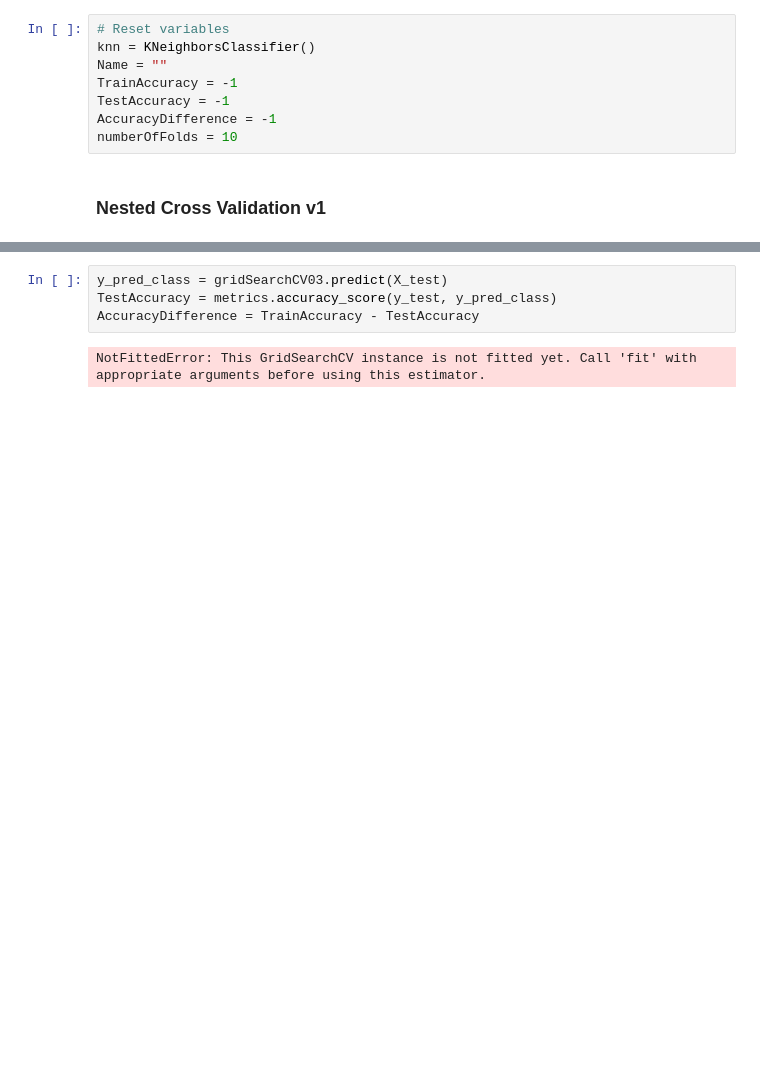
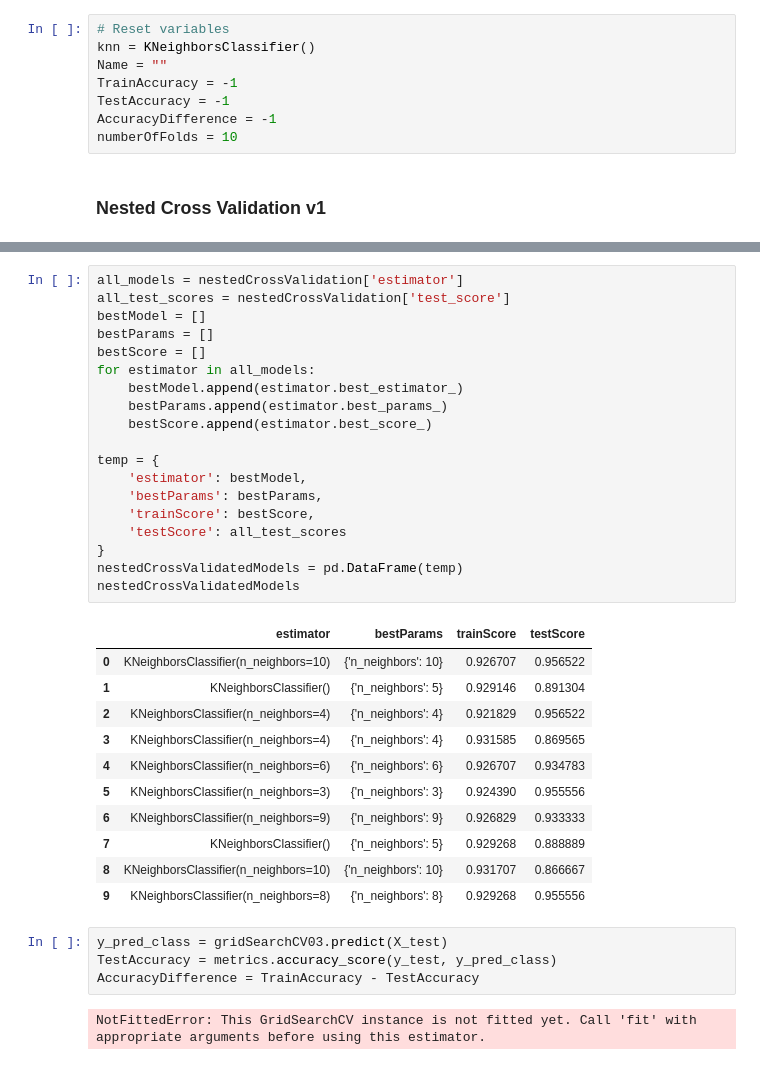
Before and after one commit to dehsheikh/Data_Science, a Jupyter notebook: NestedCrossValidation/Nested Cross Validation.ipynb, the cells around one changed output, grey strips where cells are left out. Saved outputs shown, nothing was run; the diff lists cells and outputs as text; blank space fills up the shorter version.

```diff
--- a/NestedCrossValidation/Nested Cross Validation.ipynb
+++ b/NestedCrossValidation/Nested Cross Validation.ipynb
@@ -229,3 +224,34 @@ nestedCrossValidation
+# %%
+all_models = nestedCrossValidation['estimator']
+all_test_scores = nestedCrossValidation['test_score']
+bestModel = []
+bestParams = []
+bestScore = []
+for estimator in all_models:
+    bestModel.append(estimator.best_estimator_)
+    bestParams.append(estimator.best_params_)
+    bestScore.append(estimator.best_score_)
+
+temp = {
+    'estimator': bestModel,
+    'bestParams': bestParams,
+    'trainScore': bestScore,
+    'testScore': all_test_scores
+}
+nestedCrossValidatedModels = pd.DataFrame(temp)
+nestedCrossValidatedModels
+# %% [output]
+|  | estimator | bestParams | trainScore | testScore |
+| 0 | KNeighborsClassifier(n_neighbors=10) | {'n_neighbors': 10} | 0.926707 | 0.956522 |
+| 1 | KNeighborsClassifier() | {'n_neighbors': 5} | 0.929146 | 0.891304 |
+| 2 | KNeighborsClassifier(n_neighbors=4) | {'n_neighbors': 4} | 0.921829 | 0.956522 |
+| 3 | KNeighborsClassifier(n_neighbors=4) | {'n_neighbors': 4} | 0.931585 | 0.869565 |
+| 4 | KNeighborsClassifier(n_neighbors=6) | {'n_neighbors': 6} | 0.926707 | 0.934783 |
+| 5 | KNeighborsClassifier(n_neighbors=3) | {'n_neighbors': 3} | 0.924390 | 0.955556 |
+| 6 | KNeighborsClassifier(n_neighbors=9) | {'n_neighbors': 9} | 0.926829 | 0.933333 |
+| 7 | KNeighborsClassifier() | {'n_neighbors': 5} | 0.929268 | 0.888889 |
+| 8 | KNeighborsClassifier(n_neighbors=10) | {'n_neighbors': 10} | 0.931707 | 0.866667 |
+| 9 | KNeighborsClassifier(n_neighbors=8) | {'n_neighbors': 8} | 0.929268 | 0.955556 |
 # %%
 y_pred_class = gridSearchCV03.predict(X_test)
 TestAccuracy = metrics.accuracy_score(y_test, y_pred_class)
```
Also changed, not shown: parts of 10 cells of this notebook.
